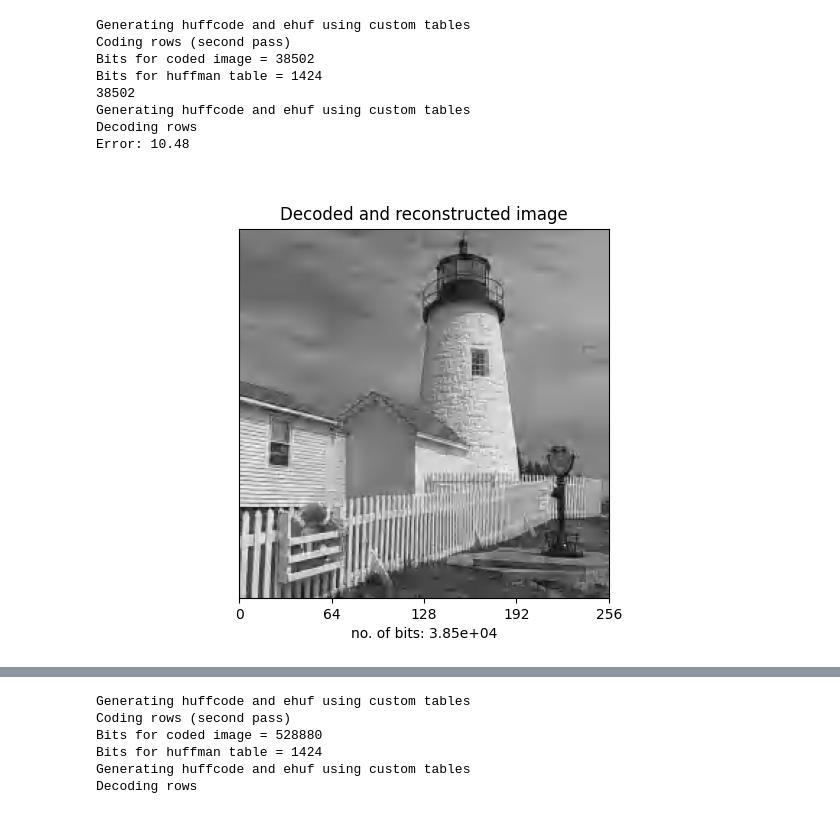
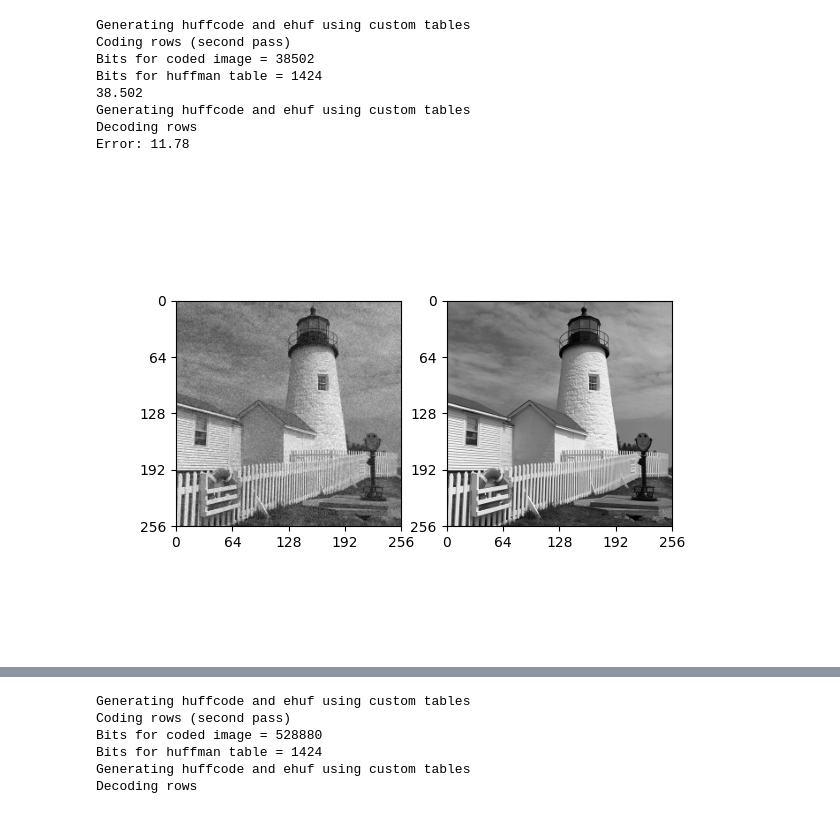
Before and after one commit to sigproc-classrooms/sf2-competition-2023-team-10, a Jupyter notebook: experiments.ipynb, the cells around one changed output, grey strips where cells are left out. Drawn from its saved outputs; the diff is of its cells as text; code cells hidden in the pictures.

```diff
--- a/experiments.ipynb
+++ b/experiments.ipynb
@@ -43,0 +20,2 @@ apple sauce
+# %%
+pca_object, pca_result, factors, strength = DWT_quant(lighthouse)
@@ -44,25 +40,33 @@ apple sauce
 # %%
 # reconstructed0 = inverse_DWT(Yq, N, g1, g2)
-vlc, header = DWT_huffenc(Yq, N, dcbits=12, opthuff=True)
-print(np.sum(vlc[:, 1]))
-Z = DWT_huffdec(vlc, step, factors, qrise, strength, N, hufftab=header, dcbits=12)
-reconstructed = inverse_DWT(Z, N, g1, g2)
+vlc, header = PCA_huffenc(pca_result, opthuff=True)
+print(np.sum(vlc[:, 1])/1000)
+pca_decoded = PCA_huffdec(vlc, hufftab=header)
+
+DWT_decoded = inverse_PCA_DWT(pca_object, pca_result)
 
 
-fig, axs = plt.subplots()
-plot_image(reconstructed, ax=axs)
-size_of_img = np.sum(vlc[:, 1])
-axs.set(title='Decoded and reconstructed image', yticks=[], xlabel=f'no. of bits: {size_of_img:.2e}')
+
+DWT_final = quantdwt2(DWT_decoded, factors, strength=strength)
+reconstructed = inverse_DWT(DWT_final, N, g1, g2)
+
+
+fig, axs = plt.subplots(1, 2)
+plot_image(reconstructed, ax=axs[0])
+plot_image(lighthouse, ax=axs[1])
+
+# size_of_img = np.sum(vlc[:, 1])
+# axs.set(title='Decoded and reconstructed image', yticks=[], xlabel=f'no. of bits: {size_of_img:.2e}')
 
 
 print("Error:", np.std(reconstructed-lighthouse).round(2))
 # %% [output]
 Generating huffcode and ehuf using custom tables
 Coding rows (second pass)
 Bits for coded image = 38502
 Bits for huffman table = 1424
-38502
+38.502
 Generating huffcode and ehuf using custom tables
 Decoding rows
-Error: 10.48
+Error: 11.78
-[figure, old version]
+[figure, new version]
```
Also changed, not shown: parts of 11 cells of this notebook, 4 other files.
